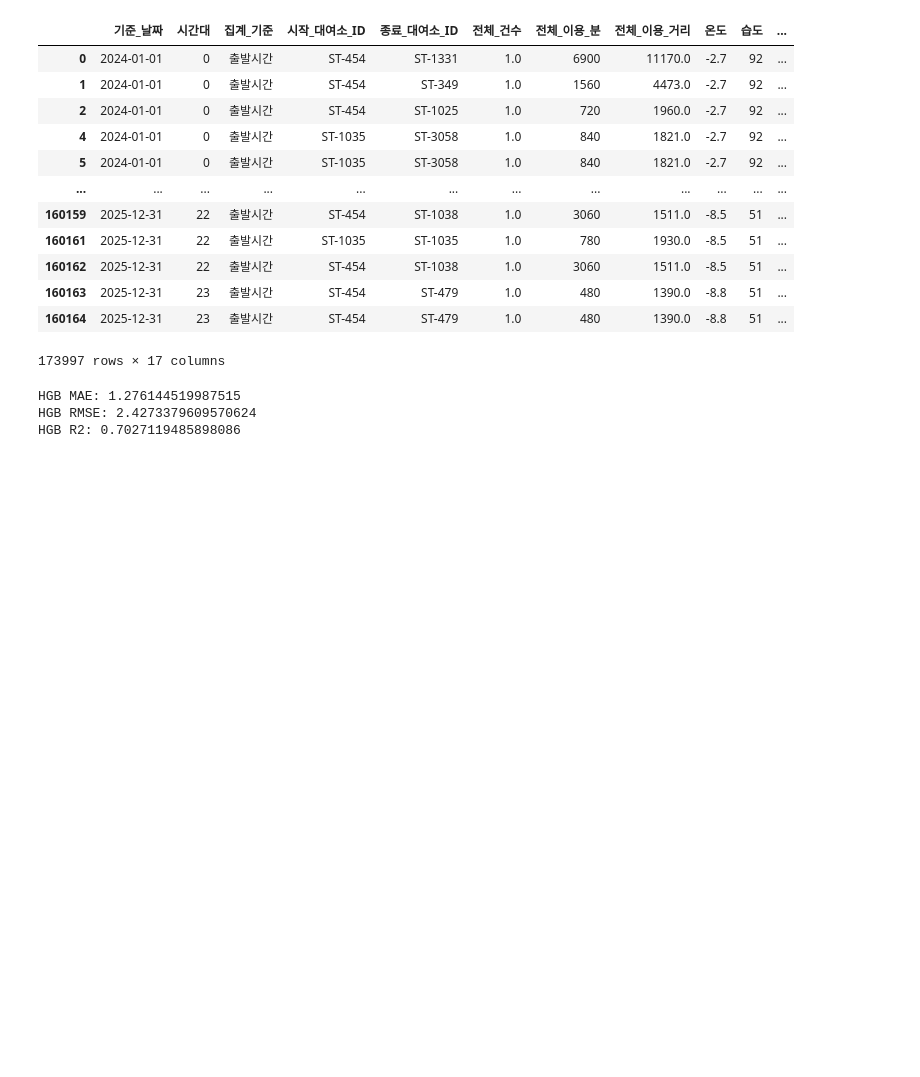
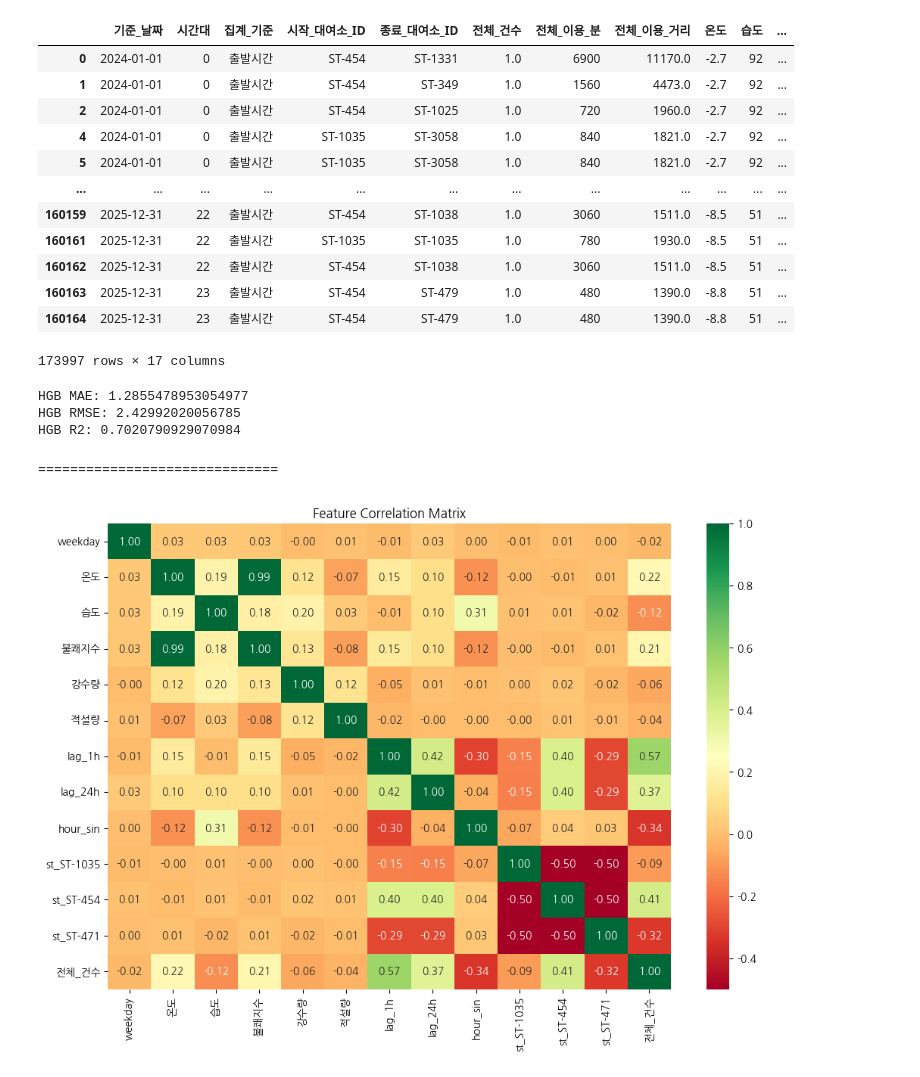
Before and after one commit to Hgracefield/EP_cycle_stations, a Jupyter notebook: Note/Zero/cycle_05.ipynb, the cells around one changed output. Drawn from its saved outputs; the diff is of its cells as text; code cells hidden in the pictures; blank space fills up the shorter version.

```diff
--- a/Note/Zero/cycle_05.ipynb
+++ b/Note/Zero/cycle_05.ipynb
@@ -118,6 +121,26 @@ df_hourly['year'] = df_hourly['datetime'].dt.year
 df_hourly[['온도', '습도', '불쾌지수', '강수량', '적설량']] = \
     df_hourly.groupby('시작_대여소_ID')[['온도', '습도', '불쾌지수', '강수량', '적설량']].ffill()
 
+
+# 1. One-Hot Encoding 수행
+df_hourly = pd.get_dummies(df_hourly, columns=['시작_대여소_ID'], prefix='st')
+
+# 2. 새로운 피처 리스트 생성 (기존 station_idx 제외하고 새로 생긴 st_... 컬럼들 추가)
+station_cols = [col for col in df_hourly.columns if col.startswith('st_')]
+features = [
+    # 'hour',
+      'weekday',
+    # 'is_weekend', 'is_holiday',
+    '온도', '습도', '불쾌지수', '강수량', '적설량',
+    'lag_1h',
+    # 'lag_2h',
+    #   'rolling_3h',
+      'lag_24h',
+    'hour_sin',
+    #   'hour_cos'
+] + station_cols  # 대여소 컬럼들 합치기
+
+# 이후 기존과 동일하게 train/test 분리 및 학습
 # 5. 이 상태에서 다시 lag_1h, lag_24h 등을 만드세요!
 # %%
 target = '전체_건수'
@@ -164,6 +187,21 @@ print("HGB MAE:", mean_absolute_error(y_test, pred_hgb))
 print("HGB RMSE:", np.sqrt(mean_squared_error(y_test, pred_hgb)))
 print("HGB R2:", r2_score(y_test, pred_hgb))
 # %% [output]
-HGB MAE: 1.276144519987515
-HGB RMSE: 2.4273379609570624
-HGB R2: 0.7027119485898086
+HGB MAE: 1.2855478953054977
+HGB RMSE: 2.42992020056785
+HGB R2: 0.7020790929070984
+# %% [markdown]
+==============================
+# %%
+import seaborn as sns
+import matplotlib.pyplot as plt
+
+# 분석에 사용할 변수들만 추출
+corr_df = df_hourly[features + [target]]
+
+plt.figure(figsize=(12, 8))
+sns.heatmap(corr_df.corr(), annot=True, cmap='RdYlGn', fmt=".2f")
+plt.title("Feature Correlation Matrix")
+plt.show()
+# %% [output]
+[figure, added]
```
Also changed, not shown: parts of 3 cells of this notebook, 4 other files.
